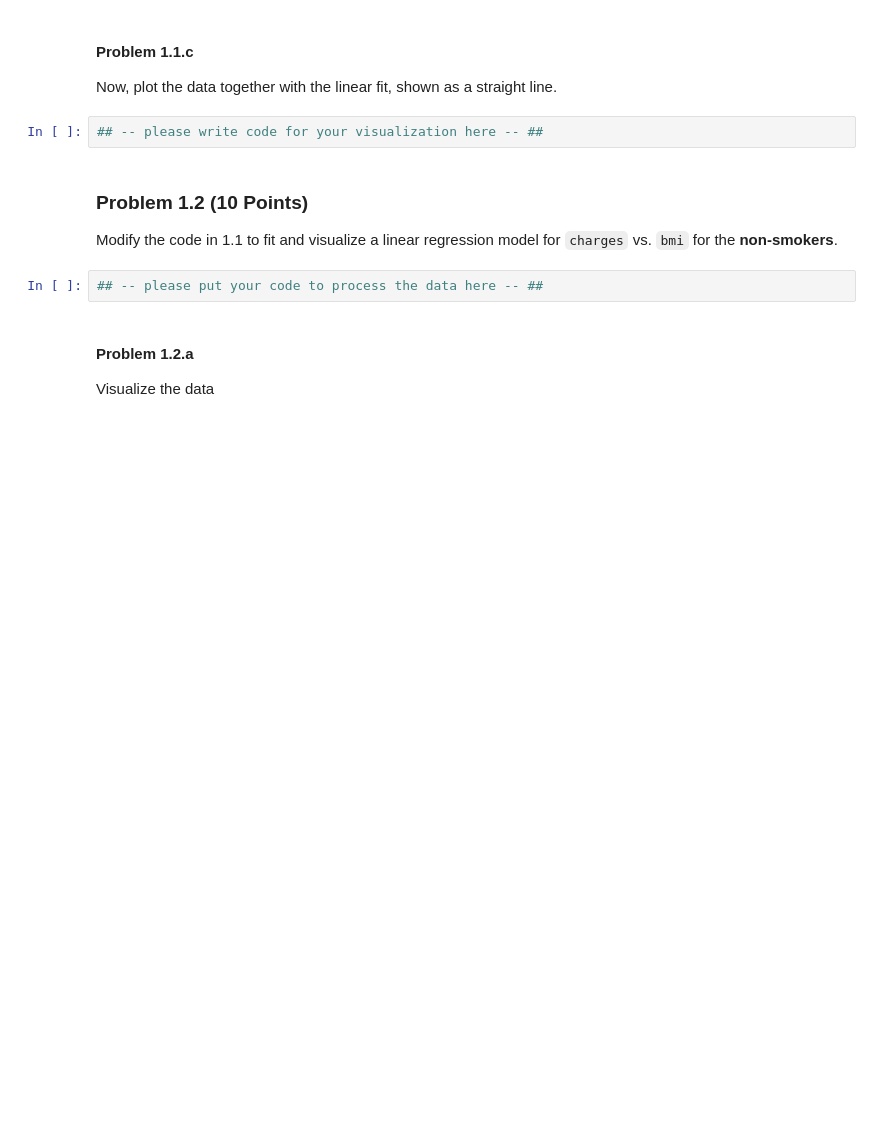
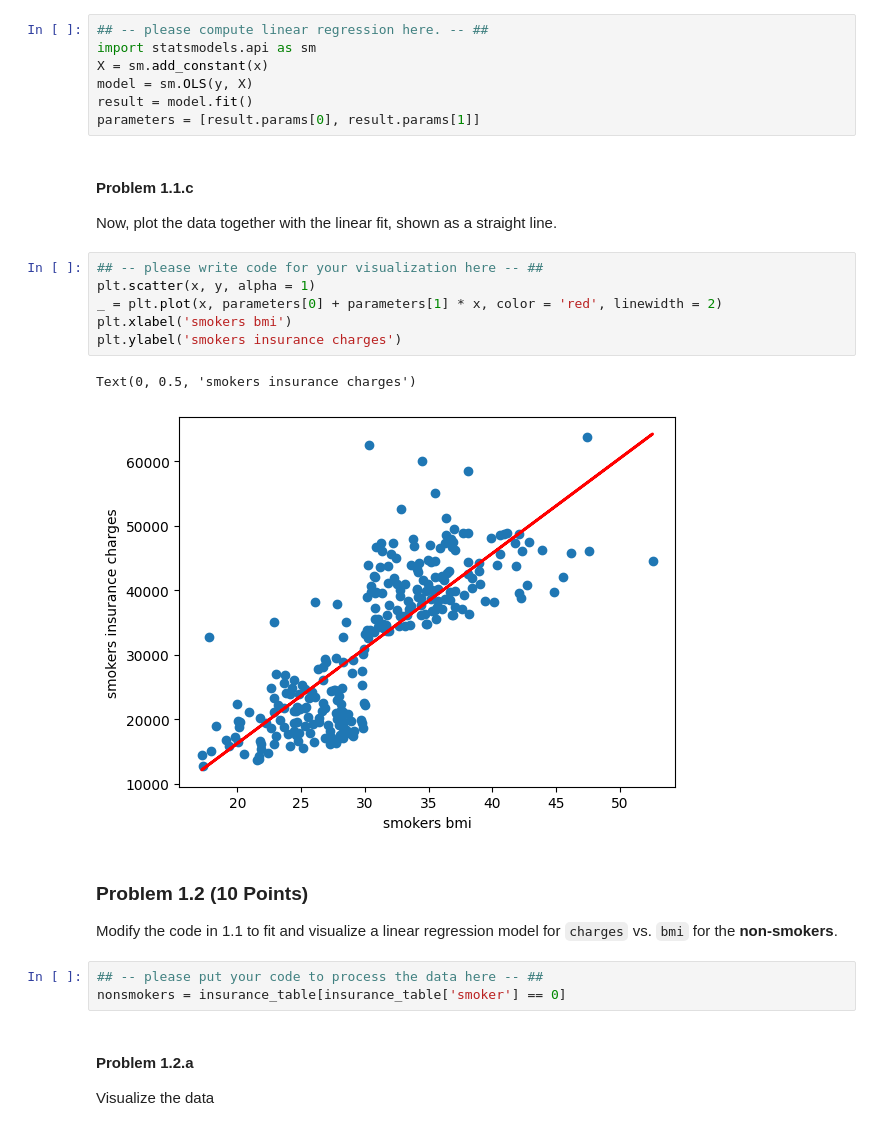
Before and after one commit to yaj0212/Introductory-Machine-Learning, a Jupyter notebook: assignments/assn1/assn1.ipynb, the cells around one changed output. Cells and saved outputs as stored; diff of their text form; blank space fills up the shorter version.

```diff
--- a/assignments/assn1/assn1.ipynb
+++ b/assignments/assn1/assn1.ipynb
@@ -153,15 +159,30 @@ You may either compute these values with explicit expressions, or use a package
+# %%
+## -- please compute linear regression here. -- ##
+import statsmodels.api as sm
+X = sm.add_constant(x)
+model = sm.OLS(y, X)
+result = model.fit()
+parameters = [result.params[0], result.params[1]]
 # %% [markdown]
 #### Problem 1.1.c
 
 Now, plot the data together with the linear fit, shown as a straight line.
-# %%
-## -- please write code for your visualization here -- ##
+# %%
+## -- please write code for your visualization here -- ##
+plt.scatter(x, y, alpha = 1)
+_ = plt.plot(x, parameters[0] + parameters[1] * x, color = 'red', linewidth = 2)
+plt.xlabel('smokers bmi')
+plt.ylabel('smokers insurance charges')
+# %% [output]
+Text(0, 0.5, 'smokers insurance charges')
+[figure, added]
 # %% [markdown]
 ### Problem 1.2 (10 Points)
 
 Modify the code in 1.1 to fit and visualize a linear regression model for `charges` vs. `bmi` for the **non-smokers**.
 # %%
 ## -- please put your code to process the data here -- ##
+nonsmokers = insurance_table[insurance_table['smoker'] == 0]
 # %% [markdown]
 #### Problem 1.2.a
 
```
Also changed, not shown: parts of 41 cells of this notebook.
